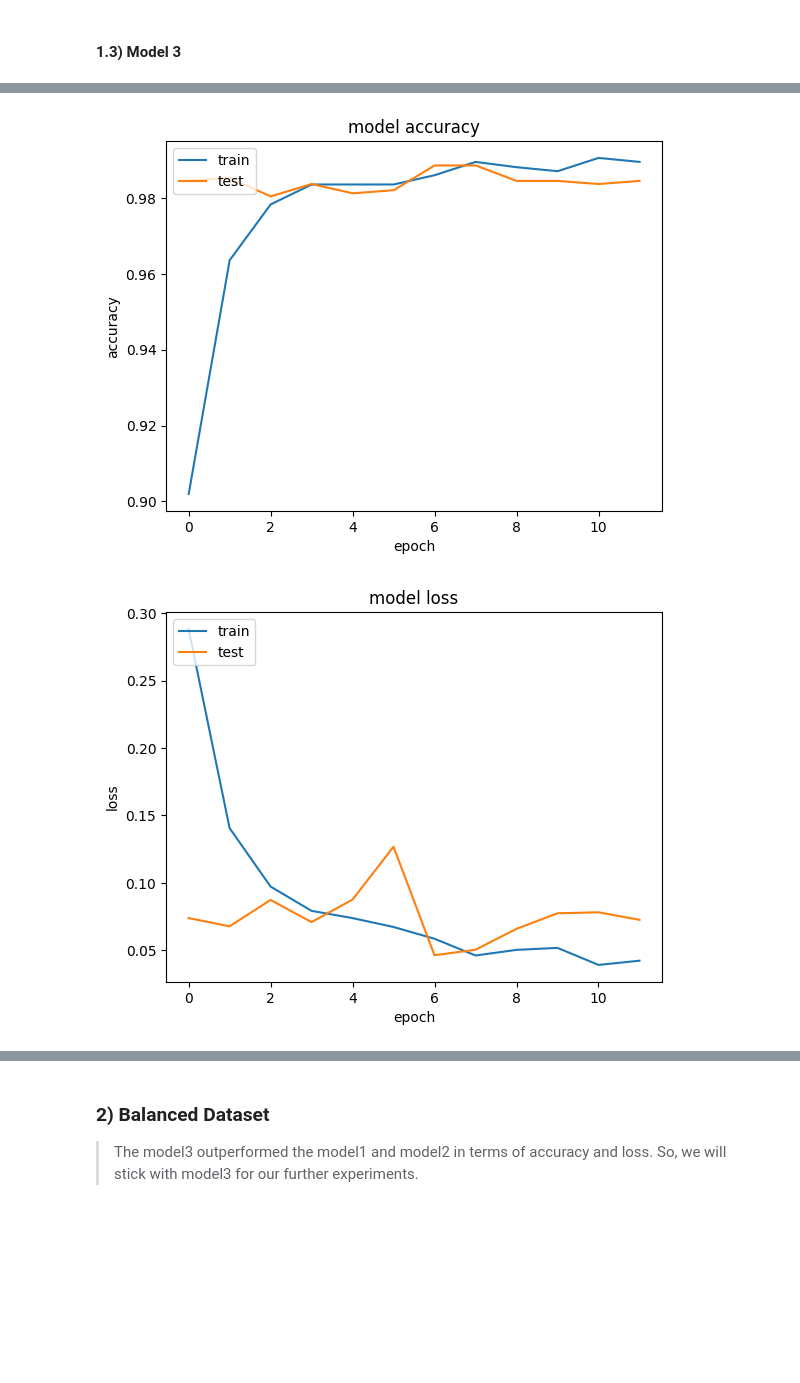
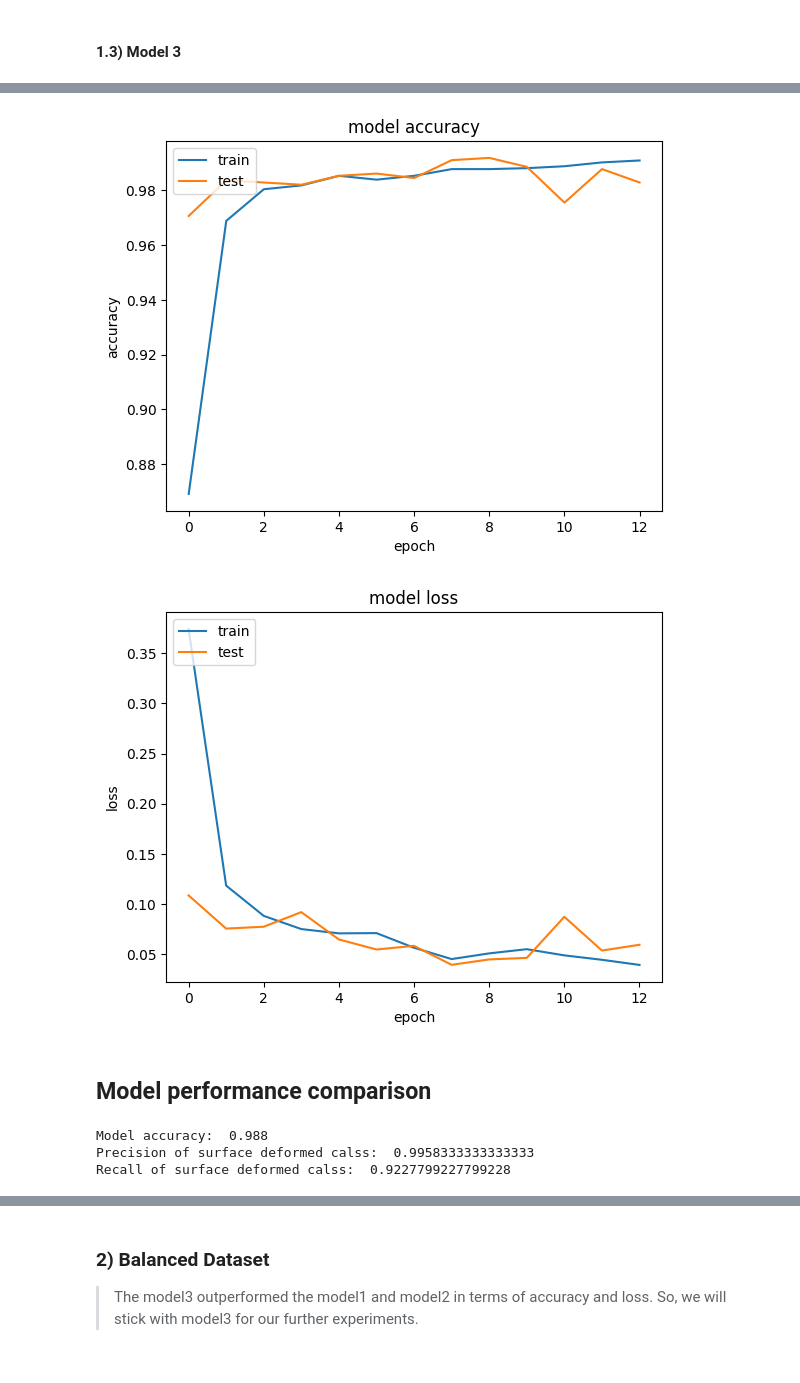
Before and after one commit to ayub-ensari/Surface_Deformation_Classification, a Jupyter notebook: 3_Model_Building.ipynb, the cells around one changed output, grey strips where cells are left out. Saved outputs shown, nothing was run; the diff lists cells and outputs as text; code cells hidden in the pictures; blank space fills up the shorter version.

```diff
--- a/3_Model_Building.ipynb
+++ b/3_Model_Building.ipynb
@@ -377,30 +377,30 @@ print("Total distorted images in imbalanced dataset: " + str(my_count[1]))
 ############ Train-Test Split + Data Pre processing
 X_train, X_test, y_train, y_test = pre_process(X,y)
 ############ Model
-model1 = model_3c3p1f2d1d()
+model3 = model_3c3p1f2d1d()
 # patient early stopping
 es = EarlyStopping(monitor='val_loss', mode='min', verbose=1, patience=5)
 ############ Fit Model
 #model.fit(samples_cnn, dataset.labels, epochs=epochs, batch_size=batch_size, verbose=1)
-history1 = model1.fit(X_train, y_train, batch_size=10, epochs=40,verbose=1, validation_split=0.3, callbacks=[es])#, class_weight=my_class_weight)
-print(history1)
+history3 = model3.fit(X_train, y_train, batch_size=10, epochs=40,verbose=1, validation_split=0.3, callbacks=[es])#, class_weight=my_class_weight)
+print(history3)
 ########### Evaluate model
-loss1, accuracy1 = model1.evaluate(X_test, y_test)
-print('Test accuracy: %.2f' % (accuracy1))
-print('Test loss: %.2f' % (loss1))
+loss3, accuracy3 = model3.evaluate(X_test, y_test)
+print('Test accuracy: %.3f' % (accuracy3))
+print('Test loss: %.3f' % (loss3))
 ########## Classification Report
-y_pred = model1.predict(X_test)
-y_actual = np.argmax(y_test,axis=1)
-print(y_actual[0:25])
-y_pred = np.argmax(y_pred,axis=1)
-print(y_pred[0:25])
+y_pred3 = model3.predict(X_test)
+y_actual3 = np.argmax(y_test,axis=1)
+print(y_actual3[0:25])
+y_pred3 = np.argmax(y_pred3,axis=1)
+print(y_pred3[0:25])
 
-print(classification_report(y_actual,y_pred))
-print(confusion_matrix(y_actual,y_pred))
-print(accuracy_score(y_actual,y_pred))
+print(classification_report(y_actual3,y_pred3))
+print(confusion_matrix(y_actual3,y_pred3))
+print(accuracy_score(y_actual3,y_pred3))
 
 ################# PLot Loss accuracy curves
-loss_accuracy_curves(history1)
+loss_accuracy_curves(history3)
 # %% [output]
 Total X intences: (5832, 58, 120)
 Total y intences: 5832
@@ -421,3 +421,27 @@ After Reshaping the shape of train and test dataset:
 dict_keys(['loss', 'accuracy', 'val_loss', 'val_accuracy'])
-[figure, old version]
+[figure, new version]
-[figure, old version]
+[figure, new version]
+# %% [markdown]
+## Model performance comparison
+# %%
+### storing classification report as dictionary and accessing each element in the report
+report = classification_report(y_actual3,y_pred3, output_dict=True)
+macro_precision =  report['macro avg']['precision']
+macro_recall = report['macro avg']['recall']
+macro_f1 = report['macro avg']['f1-score']
+accuracy = report['accuracy']
+
+print("Model accuracy: ", accuracy)
+print("Precision of surface deformed calss: ", report['1']['precision'])
+print("Recall of surface deformed calss: ", report['1']['recall'])
+
+report1 = classification_report(y_actual1,y_pred1, output_dict=True)
+report2 = classification_report(y_actual2,y_pred2, output_dict=True)
+report3 = classification_report(y_actual3,y_pred3, output_dict=True)
+
+ls_precision_sd = [report1['1']['precision'], report2['1']['precision'], report3['1']['precision']]
+ls_recall_sd = [report1['1']['recall'], report2['1']['recall'], report3['1']['recall']]
+# %% [output]
+Model accuracy:  0.988
+Precision of surface deformed calss:  0.9958333333333333
+Recall of surface deformed calss:  0.9227799227799228
```
Also changed, not shown: parts of 26 cells of this notebook, 2 other files.
